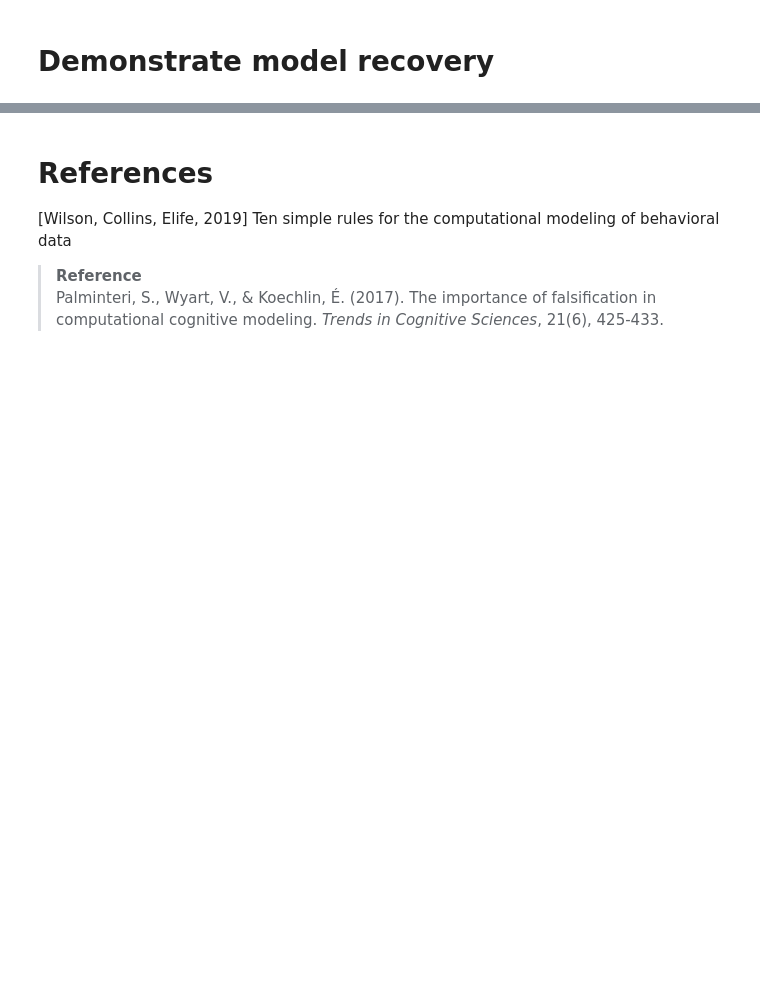
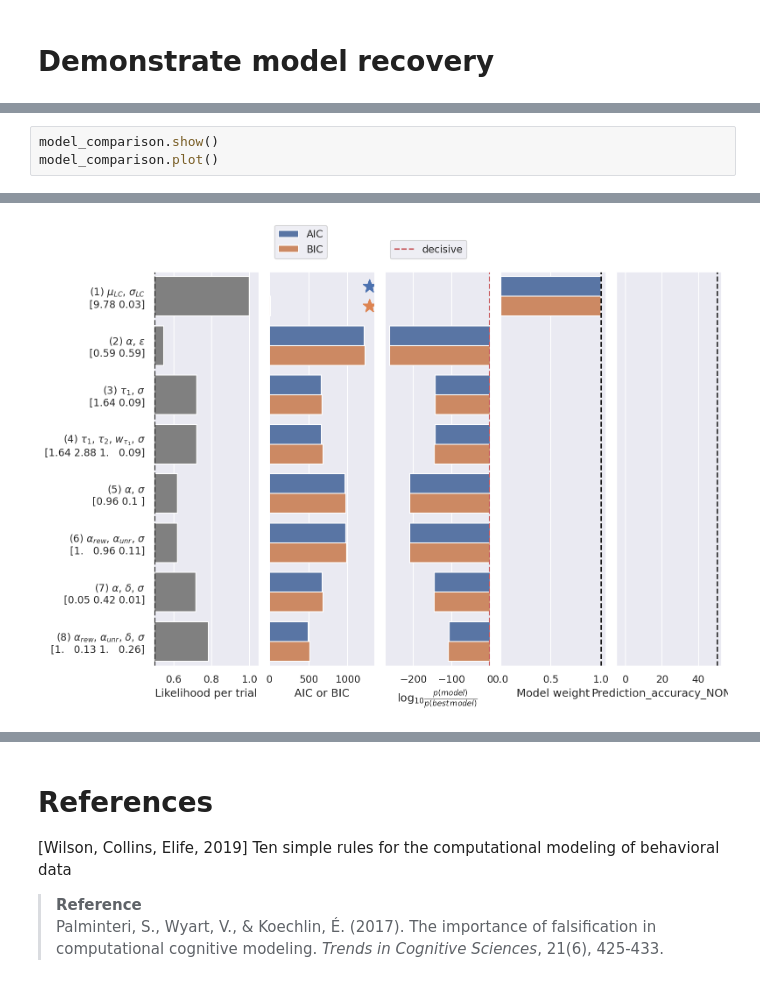
Before and after one commit to AllenSWDB/SWDB_2025_Dynamical_Systems, a Jupyter notebook: code/test_shuchen.ipynb, the cells around one changed output, grey strips where cells are left out. Saved outputs shown, nothing was run; the diff lists cells and outputs as text; blank space fills up the shorter version.

```diff
--- a/code/test_shuchen.ipynb
+++ b/code/test_shuchen.ipynb
@@ -752,0 +895,4 @@ compute_LL_surface(forager, para_names, para_bounds, para_scales = para_scales,
+# %%
+model_comparison.show()
+model_comparison.plot()
+# %% [output]
@@ -752,0 +908 @@ compute_LL_surface(forager, para_names, para_bounds, para_scales = para_scales,
+[figure, added]
```
Also changed, not shown: parts of 33 cells of this notebook.
